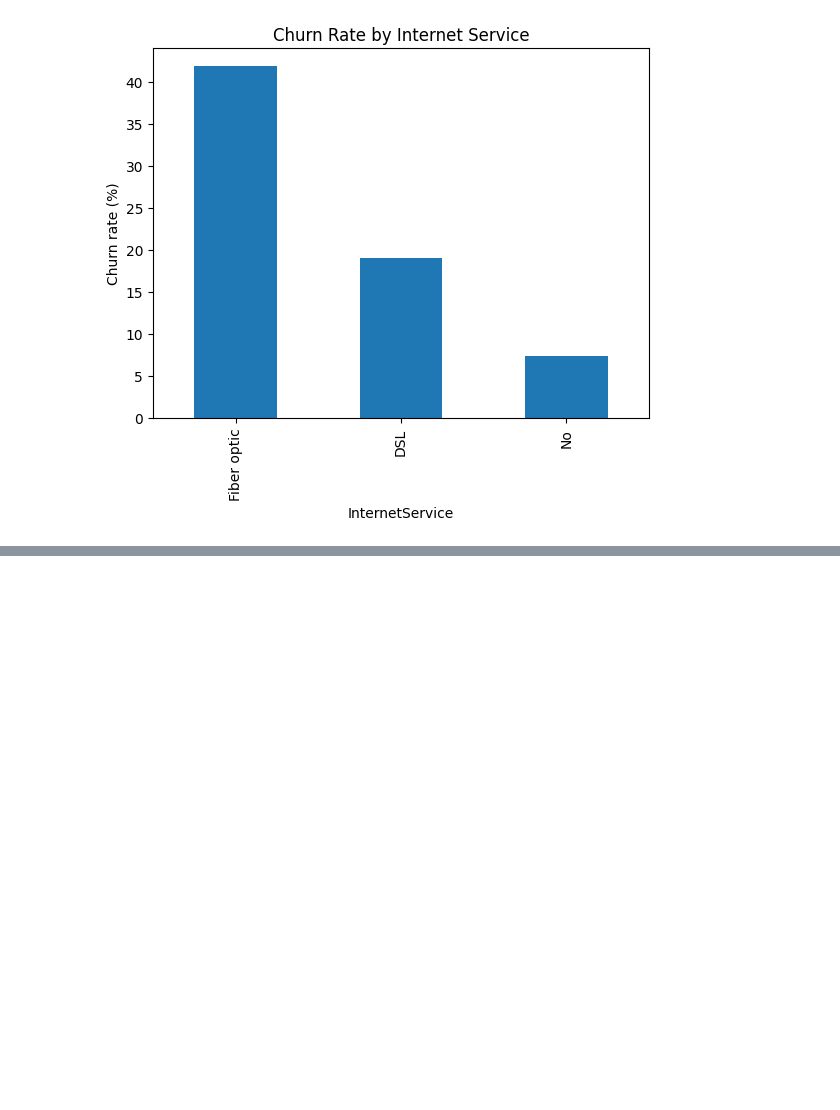
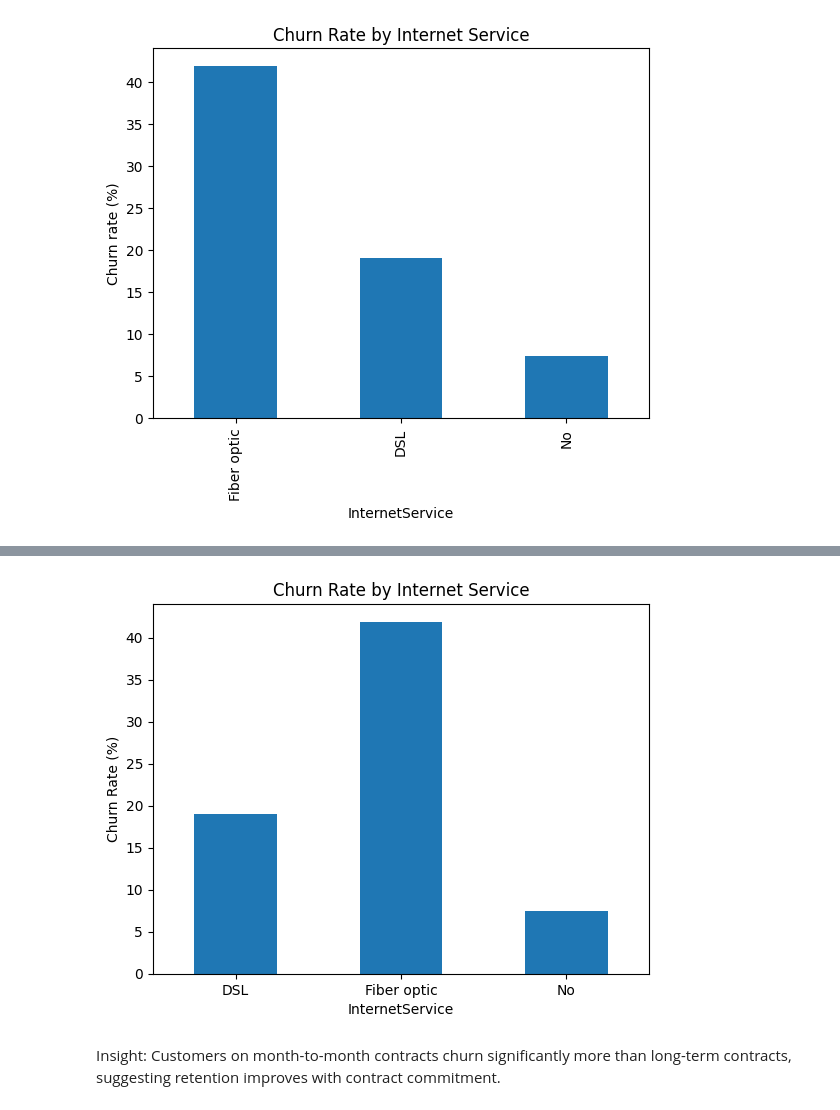
Before and after one commit to vvXranjan/telco-churn-analysis, a Jupyter notebook: notebooks/02_eda.ipynb, the cells around one changed output, grey strips where cells are left out. Cells and saved outputs as stored; diff of their text form; code cells hidden in the pictures; blank space fills up the shorter version.

```diff
--- a/notebooks/02_eda.ipynb
+++ b/notebooks/02_eda.ipynb
@@ -137,0 +211,13 @@ plt.show()
+# %%
+internet_churn = df.groupby("InternetService")["Churn"].mean() * 100
+
+plt.figure()
+internet_churn.plot(kind="bar")
+plt.ylabel("Churn Rate (%)")
+plt.title("Churn Rate by Internet Service")
+plt.xticks(rotation=0)
+plt.show()
+# %% [output]
+[figure, added]
+# %% [markdown]
+Insight: Customers on month-to-month contracts churn significantly more than long-term contracts, suggesting retention improves with contract commitment.
```
Also changed, not shown: parts of 7 cells of this notebook.
